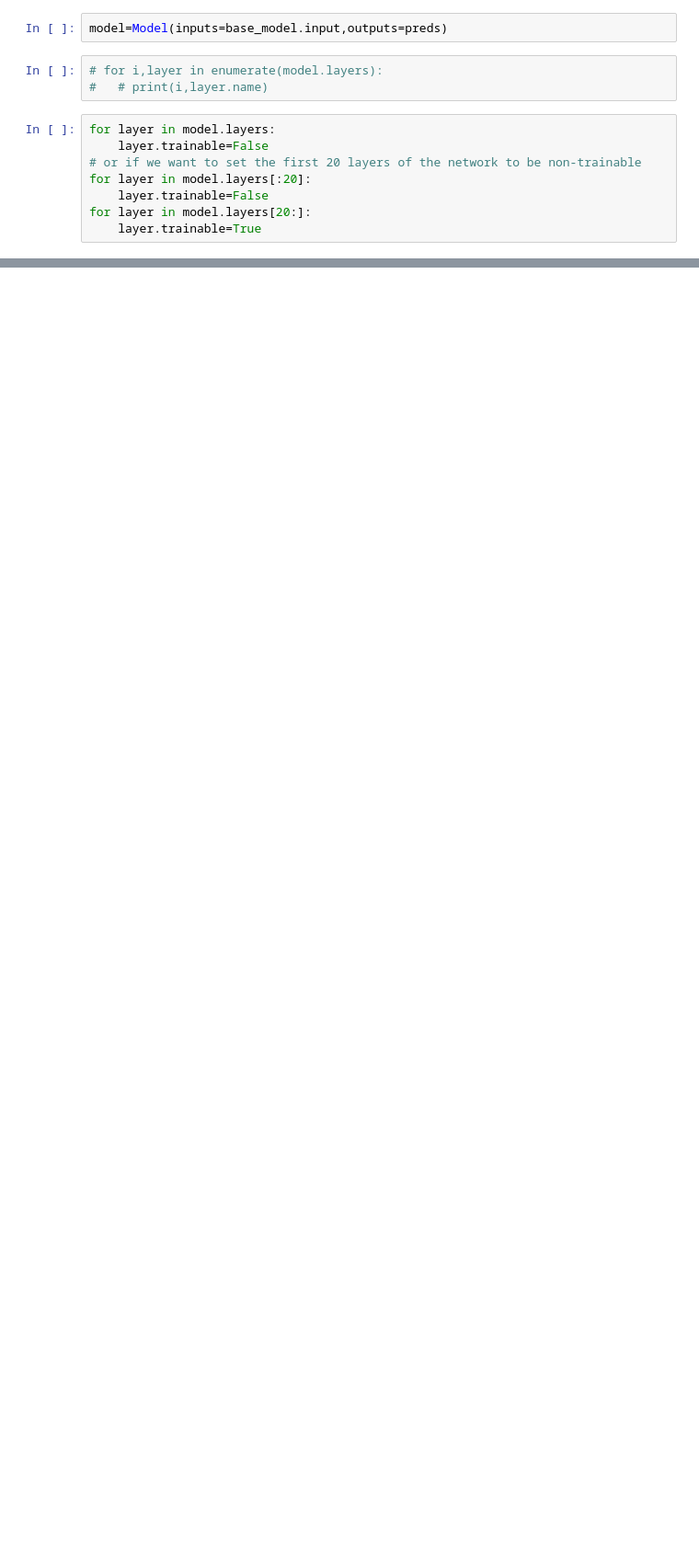
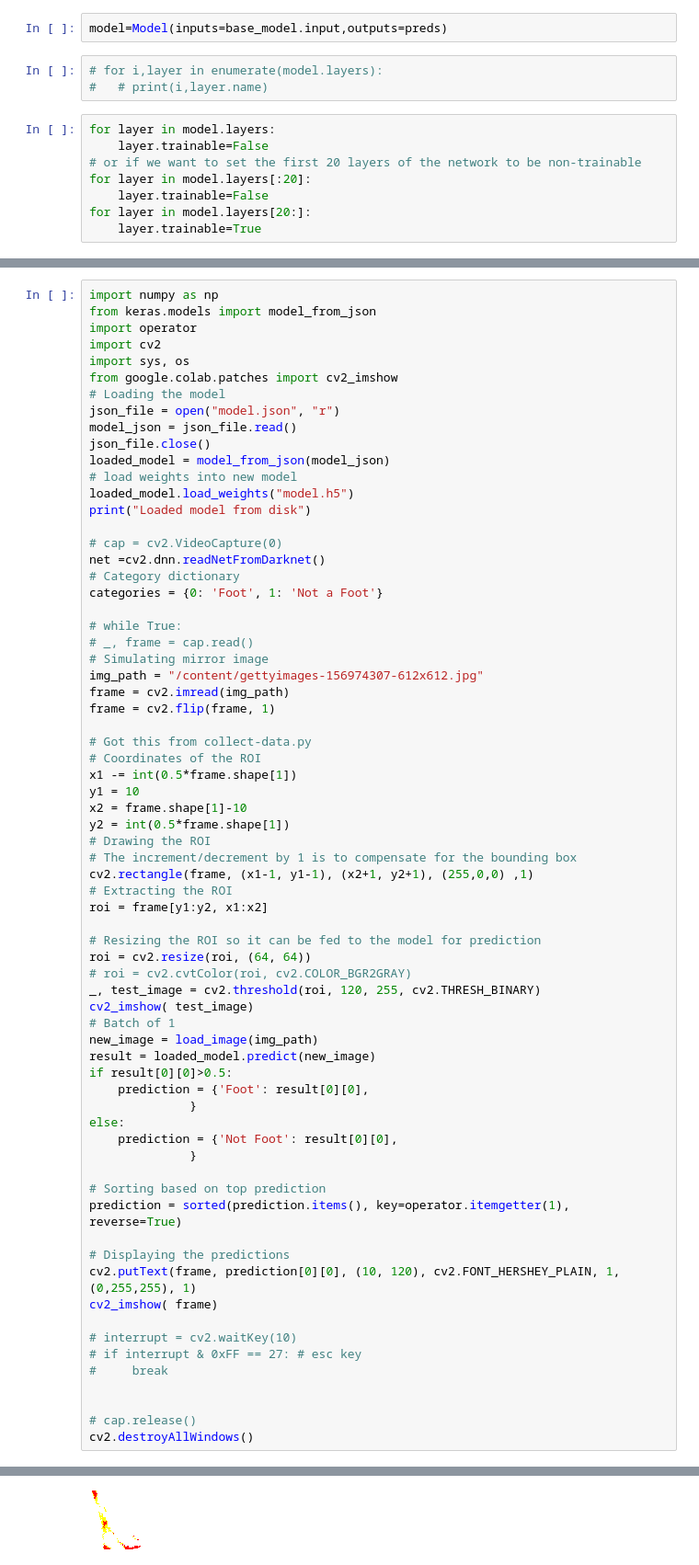
Before and after one commit to skbhere/Foot-or-not-CNN-Binary-classifier-, a Jupyter notebook: Transfer_learning.ipynb, the cells around one changed output, grey strips where cells are left out. Shown at 92% size. Saved outputs shown, nothing was run; the diff lists cells and outputs as text; blank space fills up the shorter version.

```diff
--- a/Transfer_learning.ipynb
+++ b/Transfer_learning.ipynb
@@ -136,0 +150,70 @@ array([[1.0000000e+00, 3.0799998e-11]], dtype=float32)
+# %%
+import numpy as np
+from keras.models import model_from_json
+import operator
+import cv2
+import sys, os
+from google.colab.patches import cv2_imshow
+# Loading the model
+json_file = open("model.json", "r")
+model_json = json_file.read()
+json_file.close()
+loaded_model = model_from_json(model_json)
+# load weights into new model
+loaded_model.load_weights("model.h5")
+print("Loaded model from disk")
+
+# cap = cv2.VideoCapture(0)
+net =cv2.dnn.readNetFromDarknet()
+# Category dictionary
+categories = {0: 'Foot', 1: 'Not a Foot'}
+
+# while True:
+# _, frame = cap.read()
+# Simulating mirror image
+img_path = "/content/gettyimages-156974307-612x612.jpg"
+frame = cv2.imread(img_path)
+frame = cv2.flip(frame, 1)
+
+# Got this from collect-data.py
+# Coordinates of the ROI
+x1 -= int(0.5*frame.shape[1])
+y1 = 10
+x2 = frame.shape[1]-10
+y2 = int(0.5*frame.shape[1])
+# Drawing the ROI
+# The increment/decrement by 1 is to compensate for the bounding box
+cv2.rectangle(frame, (x1-1, y1-1), (x2+1, y2+1), (255,0,0) ,1)
+# Extracting the ROI
+roi = frame[y1:y2, x1:x2]
+
+# Resizing the ROI so it can be fed to the model for prediction
+roi = cv2.resize(roi, (64, 64))
+# roi = cv2.cvtColor(roi, cv2.COLOR_BGR2GRAY)
+_, test_image = cv2.threshold(roi, 120, 255, cv2.THRESH_BINARY)
+cv2_imshow( test_image)
+# Batch of 1
+new_image = load_image(img_path)
+result = loaded_model.predict(new_image)
+if result[0][0]>0.5:
+    prediction = {'Foot': result[0][0],
+              }
+else:
+    prediction = {'Not Foot': result[0][0],
+              }
+
+# Sorting based on top prediction
+prediction = sorted(prediction.items(), key=operator.itemgetter(1), reverse=True)
+
+# Displaying the predictions
+cv2.putText(frame, prediction[0][0], (10, 120), cv2.FONT_HERSHEY_PLAIN, 1, (0,255,255), 1)
+cv2_imshow( frame)
+
+# interrupt = cv2.waitKey(10)
+# if interrupt & 0xFF == 27: # esc key
+#     break
+
+
+# cap.release()
+cv2.destroyAllWindows()
+# %% [output]
@@ -136,0 +221 @@ array([[1.0000000e+00, 3.0799998e-11]], dtype=float32)
+[figure, added]
```
Also changed, not shown: parts of 9 cells of this notebook.
